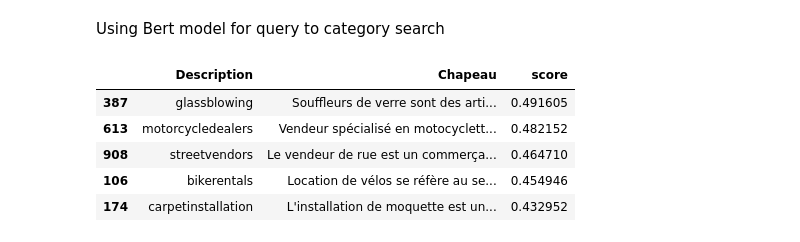
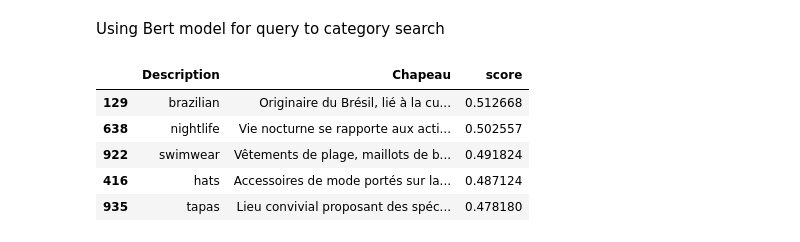
Before and after one commit to JulesBrable/mlops, a Jupyter notebook: data_exploration.ipynb, the cells around one changed output. Cells and saved outputs as stored; diff of their text form; code cells hidden in the pictures.

```diff
--- a/data_exploration.ipynb
+++ b/data_exploration.ipynb
@@ -97,25 +97,25 @@ recommender = Recommender(all_categories)
 # %%
 from sklearn.metrics.pairwise import cosine_similarity
 def from_query_to_cat(model,query:str):
     texts = model.df['Chapeau'].tolist() + [query]
     embeddings = model.compute_embeddings(texts)
     query_embedding = embeddings[-1].reshape(1, -1)
     cosine_sim = cosine_similarity(query_embedding, embeddings[:-1])[0]
     results = all_categories.copy()
     results["score"] = cosine_sim
     results = results.sort_values(by = 'score',ascending=False)
     # results = results[results['score']>0.51].dropna()
     return results.head()
-query = "ambiance festive espagnole"
+query = " baignade au soleil "
 selected_categories = from_query_to_cat(recommender, query)
 selected_categories
 # %% [output]
 |  | Description | Chapeau | score |
-| 387 | glassblowing | Souffleurs de verre sont des arti... | 0.491605 |
-| 613 | motorcycledealers | Vendeur spécialisé en motocyclett... | 0.482152 |
-| 908 | streetvendors | Le vendeur de rue est un commerça... | 0.464710 |
-| 106 | bikerentals | Location de vélos se réfère au se... | 0.454946 |
-| 174 | carpetinstallation | L'installation de moquette est un... | 0.432952 |
+| 129 | brazilian | Originaire du Brésil, lié à la cu... | 0.512668 |
+| 638 | nightlife | Vie nocturne se rapporte aux acti... | 0.502557 |
+| 922 | swimwear | Vêtements de plage, maillots de b... | 0.491824 |
+| 416 | hats | Accessoires de mode portés sur la... | 0.487124 |
+| 935 | tapas | Lieu convivial proposant des spéc... | 0.478180 |
 # %%
 
 def fetch_yelp_data(categories, location, api_key):
```
Also changed, not shown: 2 other files.
